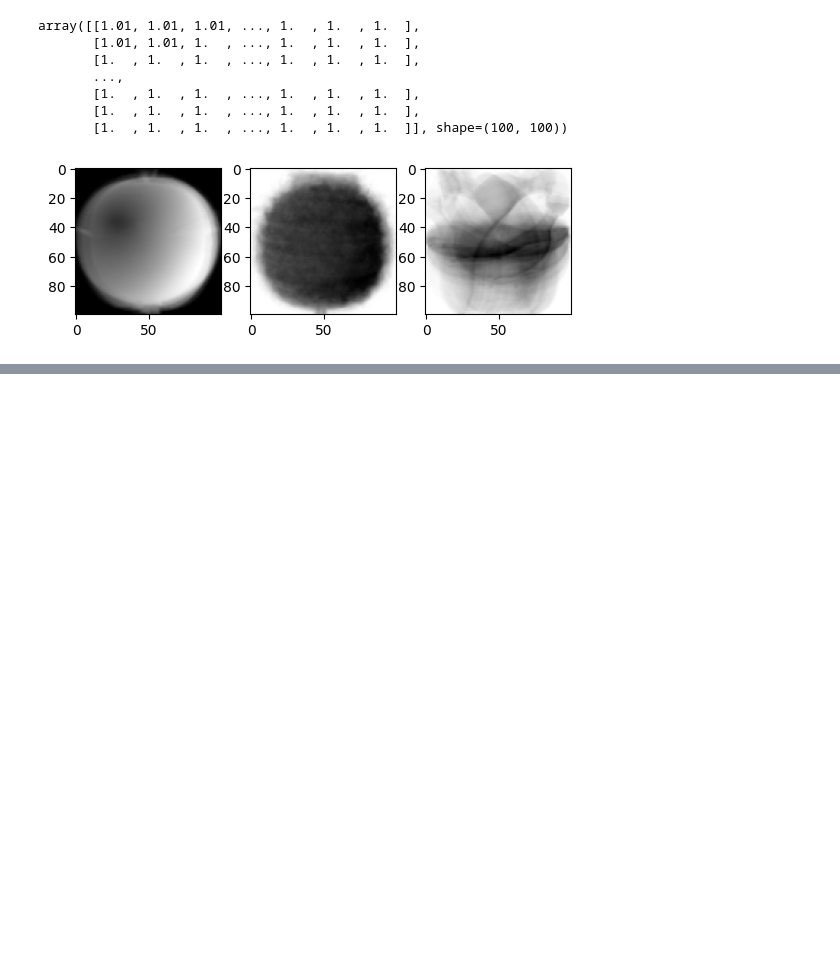
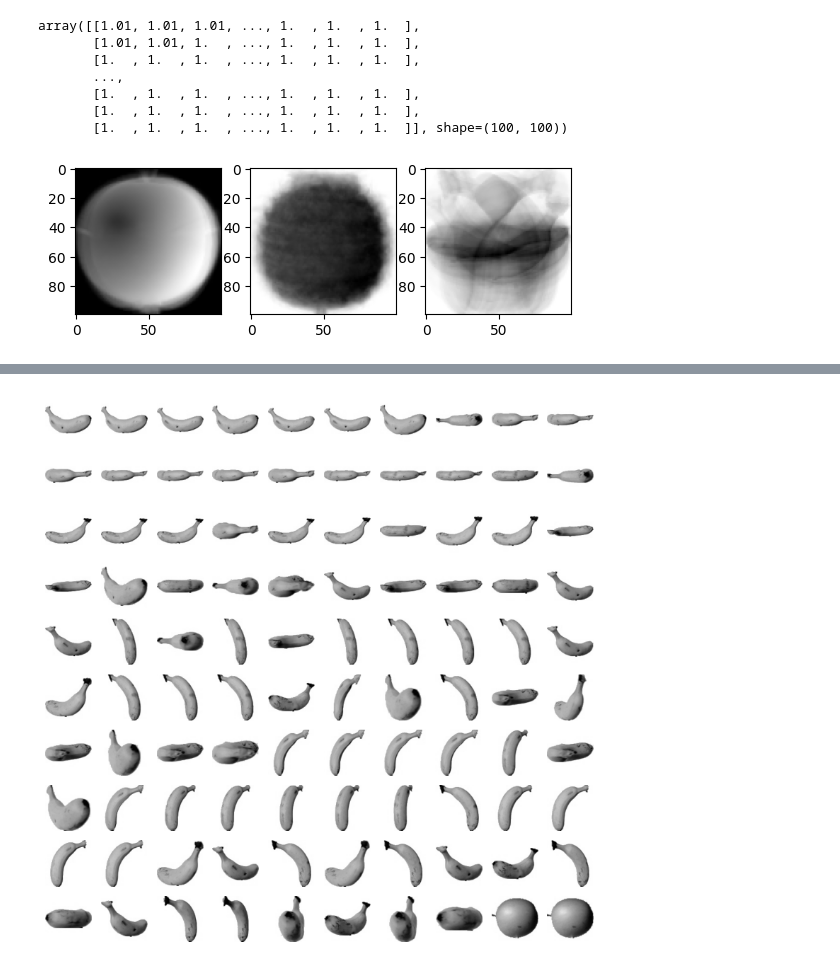
Before and after one commit to JSPARK0931/2025python, a Jupyter notebook: 02code/01test_new/16ml_cl01.ipynb, the cells around one changed output, grey strips where cells are left out. Cells and saved outputs as stored; diff of their text form; code cells hidden in the pictures; blank space fills up the shorter version.

```diff
--- a/02code/01test_new/16ml_cl01.ipynb
+++ b/02code/01test_new/16ml_cl01.ipynb
@@ -173,0 +248,17 @@ plt.show()
+# %%
+# banna
+abs_diff = np.abs(fruits - banana_mean)
+abs_mean  = np.mean(abs_diff, axis=(1,2))
+banana_index = np.argsort(abs_mean)[:100]
+
+fig,axs = plt.subplots(10,10, figsize=(10,10))
+# 0 1 2 3 4 5 6 7 8 9
+# 10 11 12 13 14 15 16 17 18 19
+# 20 21 22 23 24 25 26 27 28 29
+for i in range(10):
+    for  j in range(10):
+        axs[i,j].imshow(fruits[banana_index[i*10+j]], cmap='gray_r')
+        axs[i,j].axis('off')
+plt.show()
+# %% [output]
+[figure, added]
```
Also changed, not shown: parts of 6 cells of this notebook, 1 other file.
